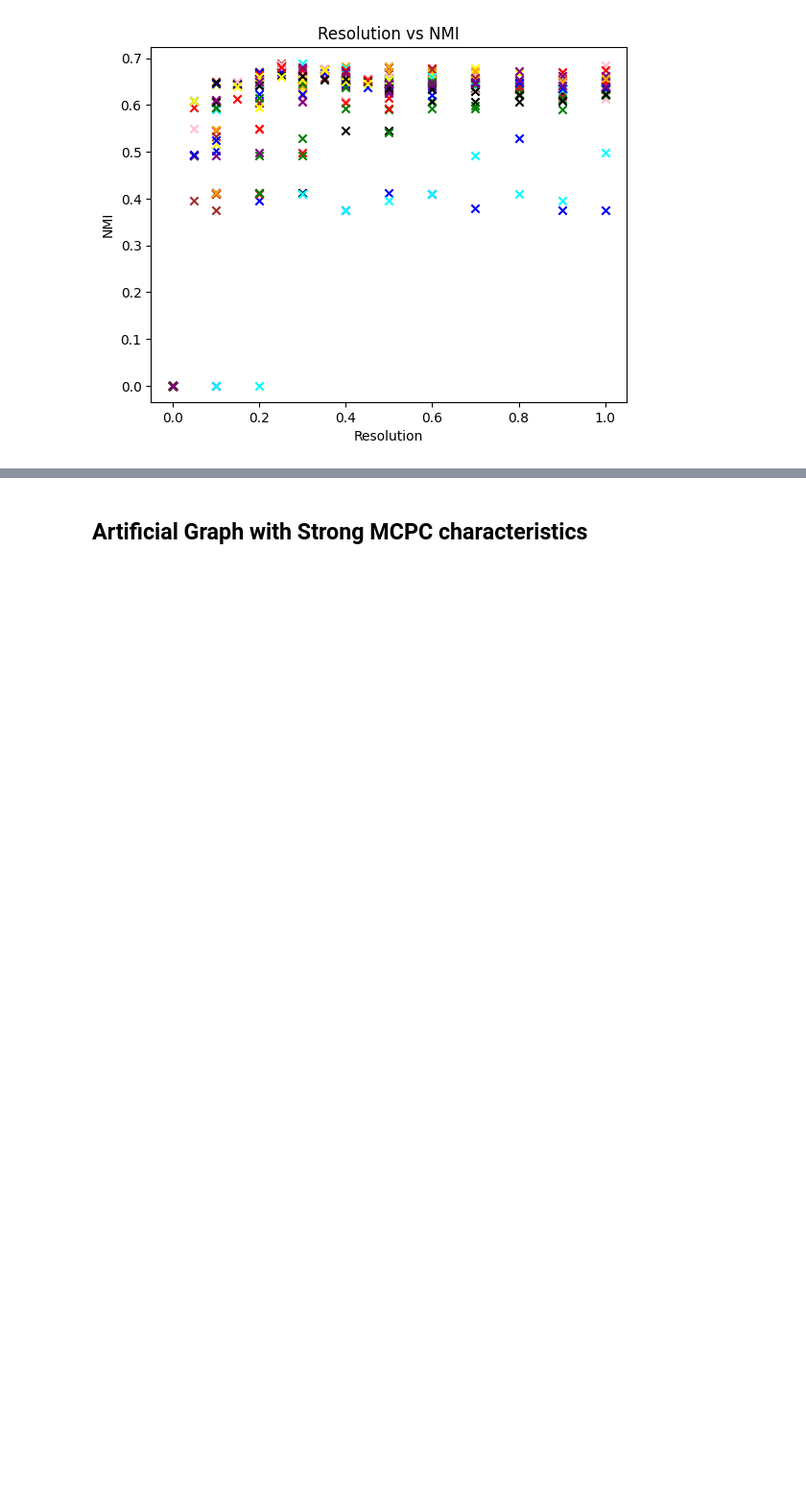
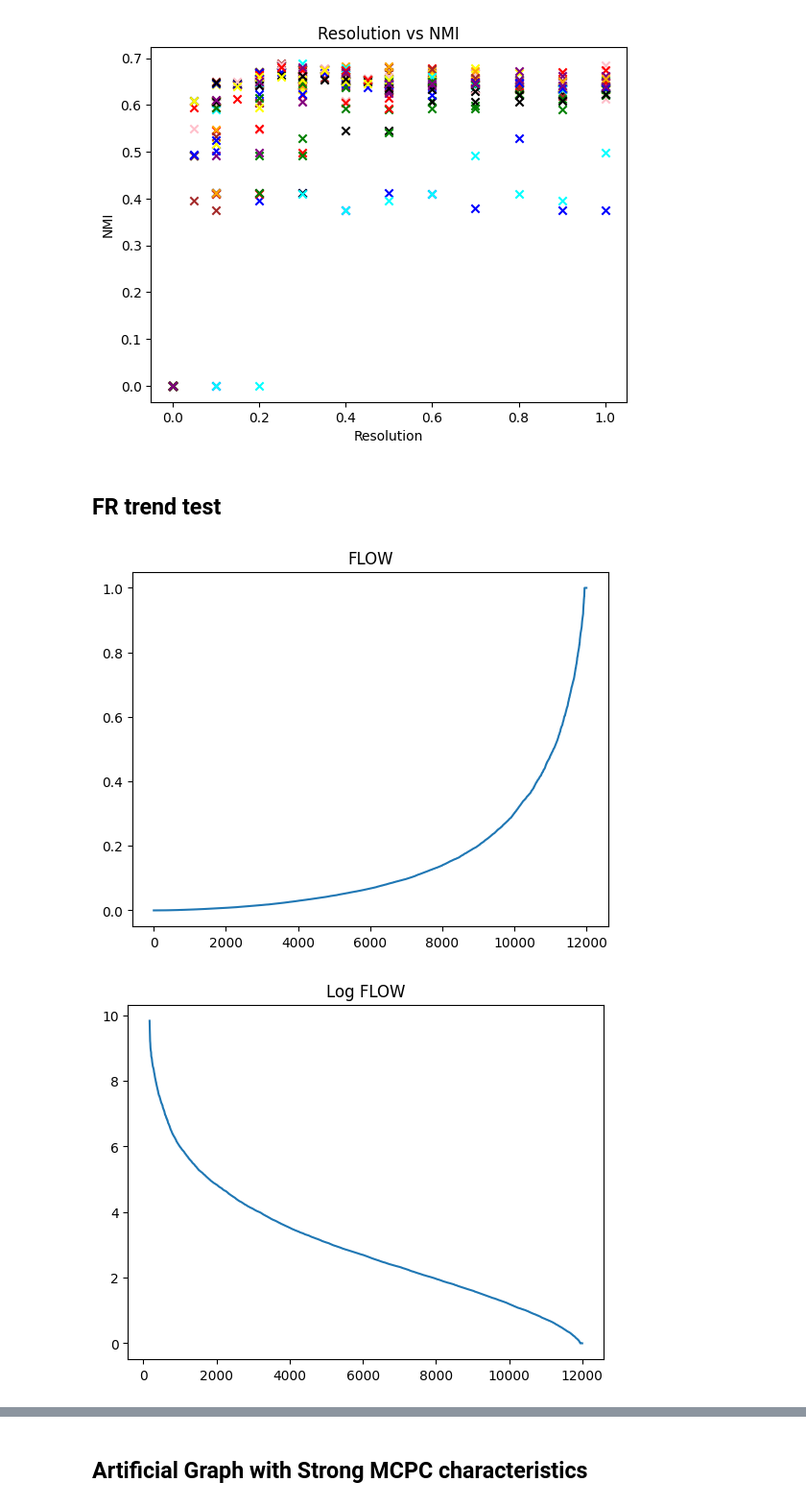
Before and after one commit to csmukherjee/MCPC_Clustering, a Jupyter notebook: Codes/Test_General.ipynb, the cells around one changed output, grey strips where cells are left out. Shown at 96% size. Cells and saved outputs as stored; diff of their text form; code cells hidden in the pictures; blank space fills up the shorter version.

Commit message:
updated FLOW algorithms graphs

```diff
--- a/Codes/Test_General.ipynb
+++ b/Codes/Test_General.ipynb
@@ -315,3 +315,22 @@ Max NMI and Purity for Ord+FR_avg+FL+Cust_1 :
 [figure]
 [figure]
 [figure]
+# %% [markdown]
+## FR trend test
+# %%
+import FlowRank_General as FR
+result = list(FR.FLOW(G.edges(),G.nodes(), 50))
+#print(result)
+#sort the result by first element
+result.sort(key=lambda x: x[0])
+#plot the result, first element as y, index as x
+plt.plot([x[0] for x in result])
+#name the plt as FLOW
+plt.title('FLOW')
+plt.show()
+plt.plot([-np.log(x[0]) for x in result])
+plt.title('Log FLOW')
+plt.show()
+# %% [output]
+[figure, added]
+[figure, added]
```
Also changed, not shown: parts of 2 cells of this notebook, 1 other file.
